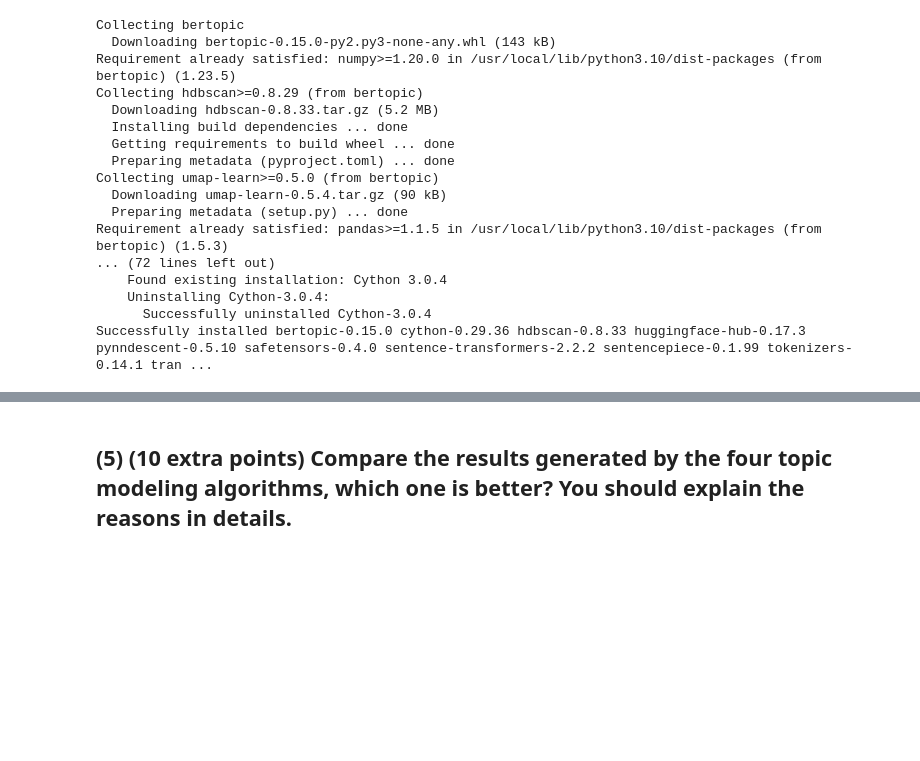
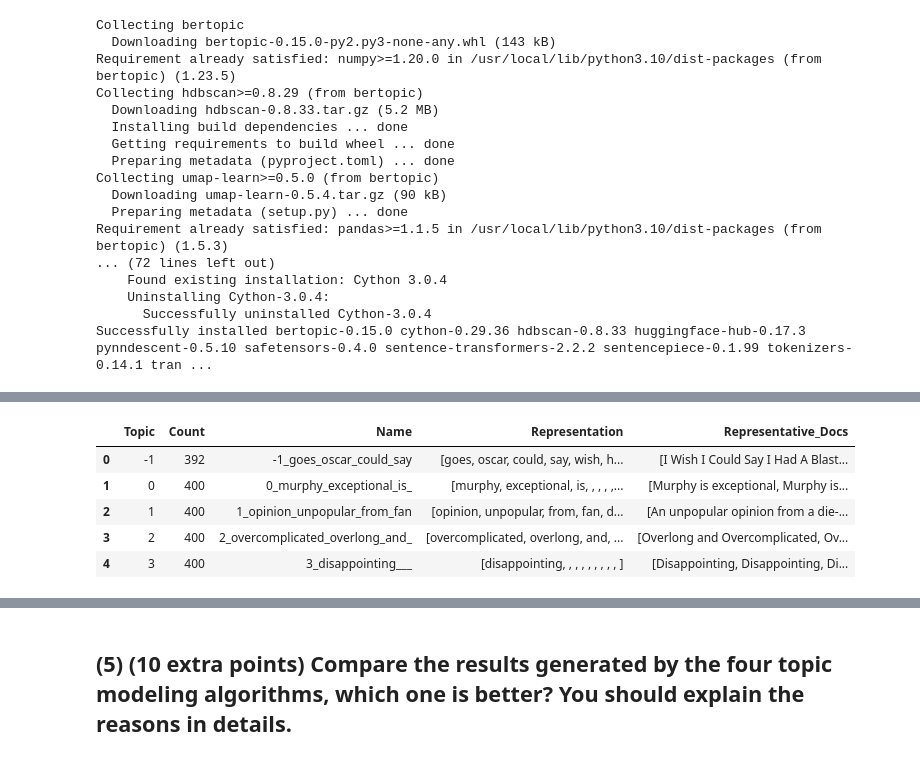
Before and after one commit to rmvsaipavan/manivenkatasaipavan_INFO5731_Fall2023, a Jupyter notebook: Ramisetty_Exercise_04.ipynb, the cells around one changed output, grey strips where cells are left out. Saved outputs shown, nothing was run; the diff lists cells and outputs as text; code cells hidden in the pictures; blank space fills up the shorter version.

```diff
--- a/Ramisetty_Exercise_04.ipynb
+++ b/Ramisetty_Exercise_04.ipynb
@@ -273,0 +288,5 @@ most_frequent_topics
+# %%
+from bertopic import BERTopic
+
+topic_model = BERTopic(language="english", calculate_probabilities=True, verbose=True)
+topics, probs = topic_model.fit_transform(review['Review Title'])
@@ -273,0 +297,10 @@ most_frequent_topics
+# %%
+#extracting topics
+freq = topic_model.get_topic_info(); freq.head(5)
+# %% [output]
+|  | Topic | Count | Name | Representation | Representative_Docs |
+| 0 | -1 | 392 | -1_goes_oscar_could_say | [goes, oscar, could, say, wish, h... | [I Wish I Could Say I Had A Blast... |
+| 1 | 0 | 400 | 0_murphy_exceptional_is_ | [murphy, exceptional, is, , , , ,... | [Murphy is exceptional, Murphy is... |
+| 2 | 1 | 400 | 1_opinion_unpopular_from_fan | [opinion, unpopular, from, fan, d... | [An unpopular opinion from a die-... |
+| 3 | 2 | 400 | 2_overcomplicated_overlong_and_ | [overcomplicated, overlong, and, ... | [Overlong and Overcomplicated, Ov... |
+| 4 | 3 | 400 | 3_disappointing___ | [disappointing, , , , , , , , , ] | [Disappointing, Disappointing, Di... |
```
Also changed, not shown: parts of 17 cells of this notebook.
